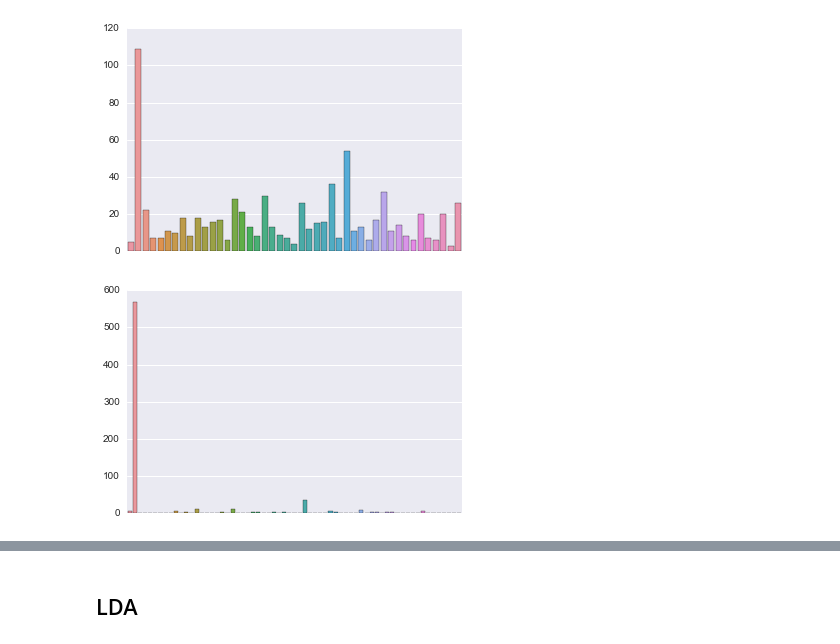
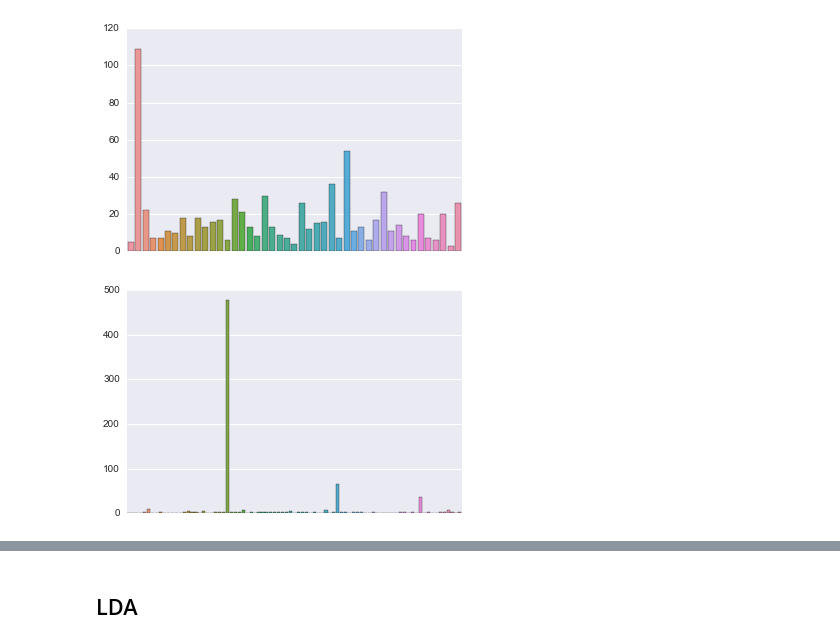
Before and after one commit to BryceLuna/Bookmarks-Clustering, a Jupyter notebook: Bookmark-Clustering.ipynb, the cells around one changed output, grey strips where cells are left out. Saved outputs shown, nothing was run; the diff lists cells and outputs as text; code cells hidden in the pictures.

```diff
--- a/Bookmark-Clustering.ipynb
+++ b/Bookmark-Clustering.ipynb
@@ -105,8 +101,8 @@ plt_cluster_counts(45, models_dict, ticks=False)
 # %% [output]
 [figure]
 # %%
-plt_cluster_counts(65, models_dict, ticks=False)
+plt_cluster_counts(85, models_dict, ticks=False)
 # %% [output]
-[figure, old version]
+[figure, new version]
 # %%
 indx_to_word = {v:k for k,v in tf_idf_vectorizer.vocabulary_.iteritems()}
```
Also changed, not shown: parts of 18 cells of this notebook, 1 other file.
